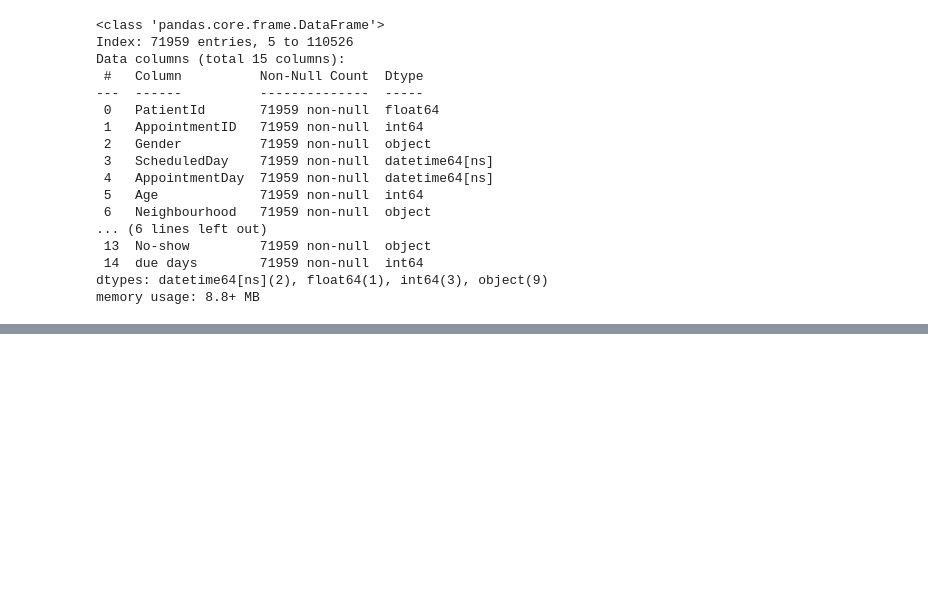
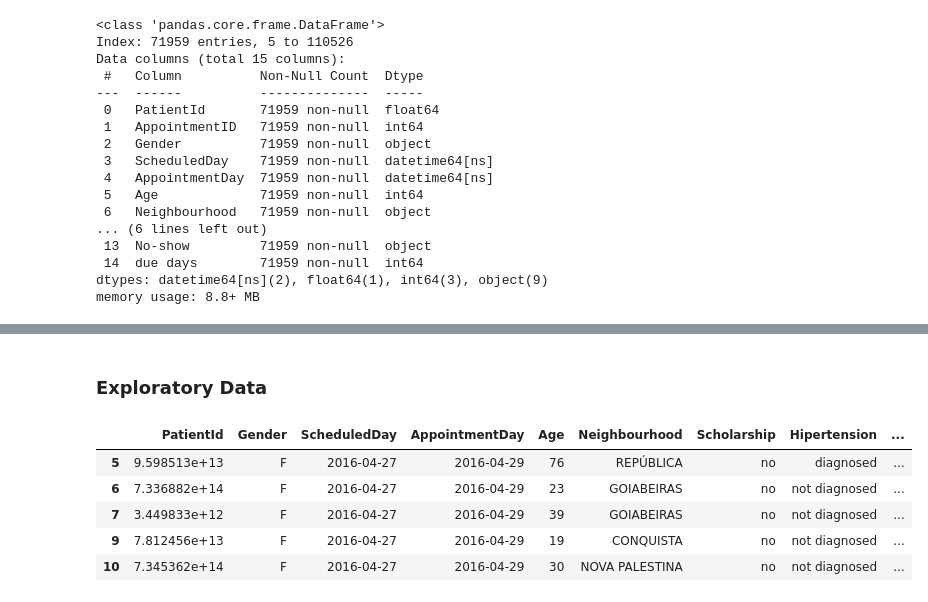
Before and after one commit to medprod/data-analysis-visualization-projects, a Jupyter notebook: 03-Medical-Appointment-No-Show/APPT.ipynb, the cells around one changed output, grey strips where cells are left out. Drawn from its saved outputs; the diff is of its cells as text; code cells hidden in the pictures; blank space fills up the shorter version.

```diff
--- a/03-Medical-Appointment-No-Show/APPT.ipynb
+++ b/03-Medical-Appointment-No-Show/APPT.ipynb
@@ -196,0 +214,11 @@ med['Neighbourhood']
+# %% [markdown]
+### Exploratory Data
+# %%
+med.head()
+# %% [output]
+|  | PatientId | Gender | ScheduledDay | AppointmentDay | Age | Neighbourhood | Scholarship | Hipertension | ... |
+| 5 | 9.598513e+13 | F | 2016-04-27 | 2016-04-29 | 76 | REPÚBLICA | no | diagnosed | ... |
+| 6 | 7.336882e+14 | F | 2016-04-27 | 2016-04-29 | 23 | GOIABEIRAS | no | not diagnosed | ... |
+| 7 | 3.449833e+12 | F | 2016-04-27 | 2016-04-29 | 39 | GOIABEIRAS | no | not diagnosed | ... |
+| 9 | 7.812456e+13 | F | 2016-04-27 | 2016-04-29 | 19 | CONQUISTA | no | not diagnosed | ... |
+| 10 | 7.345362e+14 | F | 2016-04-27 | 2016-04-29 | 30 | NOVA PALESTINA | no | not diagnosed | ... |
```
Also changed, not shown: parts of 15 cells of this notebook.
